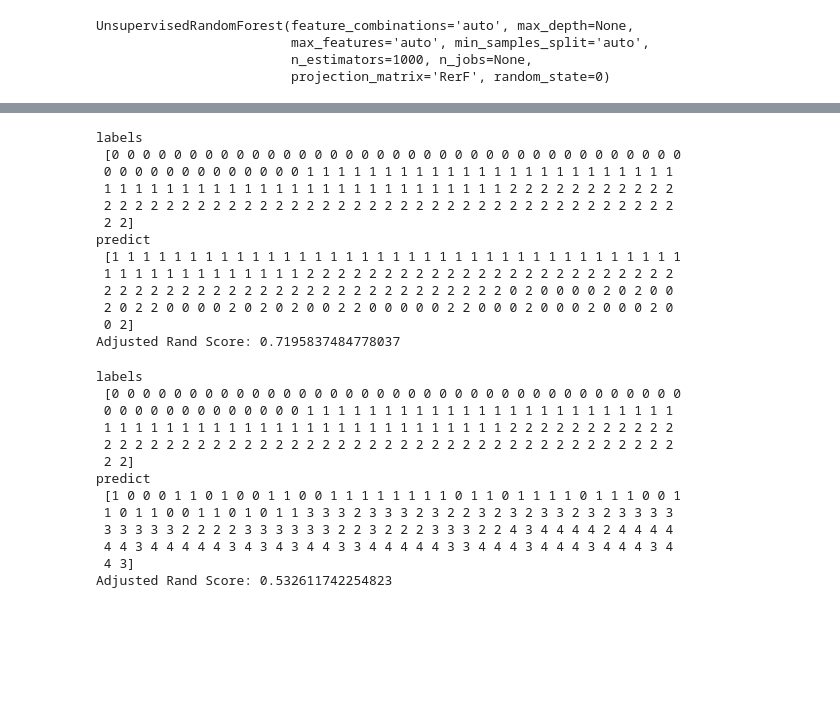
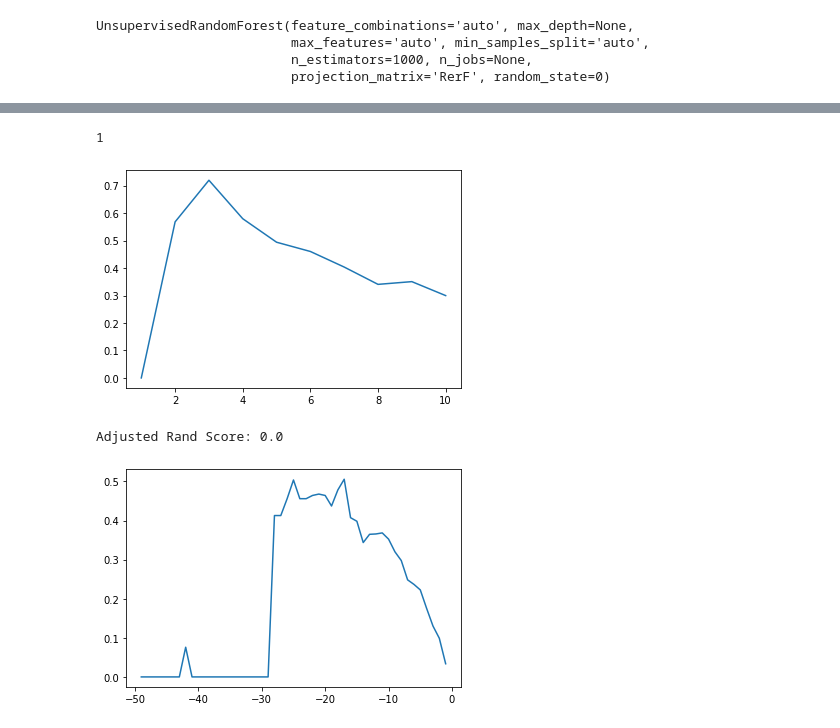
Before and after one commit to NeuroDataDesign/team-forbidden-forest, a Jupyter notebook: Parimal Joshi/Trial_Pj.ipynb, the cells around one changed output, grey strips where cells are left out. Saved outputs shown, nothing was run; the diff lists cells and outputs as text; code cells hidden in the pictures; blank space fills up the shorter version.

Commit message:
Add files via upload
Different clustering on IRIS

```diff
--- a/Parimal Joshi/Trial_Pj.ipynb
+++ b/Parimal Joshi/Trial_Pj.ipynb
@@ -38,27 +38,26 @@ plt.imshow(sim_mat)
 <matplotlib.image.AxesImage at 0x...>
 [figure]
 # %%
-cluster = KMeans(n_clusters=3)
-predict_labels = cluster.fit_predict(sim_mat)
-score = adjusted_rand_score(iris.target, predict_labels)
+R = []
+I = []
+for i in range(1,11):
+    I.append(i)
+    cluster = KMeans(n_clusters=i)
+    predict_labels = cluster.fit_predict(sim_mat)
+    score = adjusted_rand_score(iris.target, predict_labels)
+    R.append(score)
 
-print("labels\n", iris.target)
-print("predict\n", predict_labels)
-print("Adjusted Rand Score:", score)
+#print("labels\n", iris.target)
+#print("predict\n", predict_labels)
+#print("Adjusted Rand Score:", score)
+
+plt.plot(I,R)
+max_R = max(R)
+max_I = I[int(max_R)]
+max_I
 # %% [output]
-labels
- [0 0 0 0 0 0 0 0 0 0 0 0 0 0 0 0 0 0 0 0 0 0 0 0 0 0 0 0 0 0 0 0 0 0 0 0 0
- 0 0 0 0 0 0 0 0 0 0 0 0 0 1 1 1 1 1 1 1 1 1 1 1 1 1 1 1 1 1 1 1 1 1 1 1 1
- 1 1 1 1 1 1 1 1 1 1 1 1 1 1 1 1 1 1 1 1 1 1 1 1 1 1 2 2 2 2 2 2 2 2 2 2 2
- 2 2 2 2 2 2 2 2 2 2 2 2 2 2 2 2 2 2 2 2 2 2 2 2 2 2 2 2 2 2 2 2 2 2 2 2 2
- 2 2]
-predict
- [1 1 1 1 1 1 1 1 1 1 1 1 1 1 1 1 1 1 1 1 1 1 1 1 1 1 1 1 1 1 1 1 1 1 1 1 1
- 1 1 1 1 1 1 1 1 1 1 1 1 1 2 2 2 2 2 2 2 2 2 2 2 2 2 2 2 2 2 2 2 2 2 2 2 2
- 2 2 2 2 2 2 2 2 2 2 2 2 2 2 2 2 2 2 2 2 2 2 2 2 2 2 0 2 0 0 0 0 2 0 2 0 0
- 2 0 2 2 0 0 0 0 2 0 2 0 2 0 0 2 2 0 0 0 0 0 2 2 0 0 0 2 0 0 0 2 0 0 0 2 0
- 0 2]
-Adjusted Rand Score: 0.7195837484778037
+1
+[figure, added]
 # %%
 from sklearn.cluster import AffinityPropagation
 
@@ -73,27 +72,22 @@ clf.fit(X)
 #print(sim_mat)
 #plt.imshow(sim_mat)
 
-cluster = AffinityPropagation(preference= -20)
-predict_labels = cluster.fit_predict(sim_mat)
-score = adjusted_rand_score(iris.target, predict_labels)
+R = []
+I = []
+for i in range(-1,-50,-1):
+    I.append(i)
+    cluster = AffinityPropagation(preference= i)
+    predict_labels = cluster.fit_predict(sim_mat)
+    score = adjusted_rand_score(iris.target, predict_labels)
+    R.append(score)
 
-print("labels\n", iris.target)
-print("predict\n", predict_labels)
+plt.plot(I,R)
+#print("labels\n", iris.target)
+#print("predict\n", predict_labels)
 print("Adjusted Rand Score:", score)
 # %% [output]
-labels
- [0 0 0 0 0 0 0 0 0 0 0 0 0 0 0 0 0 0 0 0 0 0 0 0 0 0 0 0 0 0 0 0 0 0 0 0 0
- 0 0 0 0 0 0 0 0 0 0 0 0 0 1 1 1 1 1 1 1 1 1 1 1 1 1 1 1 1 1 1 1 1 1 1 1 1
- 1 1 1 1 1 1 1 1 1 1 1 1 1 1 1 1 1 1 1 1 1 1 1 1 1 1 2 2 2 2 2 2 2 2 2 2 2
- 2 2 2 2 2 2 2 2 2 2 2 2 2 2 2 2 2 2 2 2 2 2 2 2 2 2 2 2 2 2 2 2 2 2 2 2 2
- 2 2]
-predict
- [1 0 0 0 1 1 0 1 0 0 1 1 0 0 1 1 1 1 1 1 1 1 0 1 1 0 1 1 1 1 0 1 1 1 0 0 1
- 1 0 1 1 0 0 1 1 0 1 0 1 1 3 3 3 2 3 3 3 2 3 2 2 3 2 3 2 3 3 2 3 2 3 3 3 3
- 3 3 3 3 3 2 2 2 2 3 3 3 3 3 3 2 2 3 2 2 2 3 3 3 2 2 4 3 4 4 4 4 2 4 4 4 4
- 4 4 3 4 4 4 4 4 3 4 3 4 3 4 4 3 3 4 4 4 4 4 3 3 4 4 4 3 4 4 4 3 4 4 4 3 4
- 4 3]
-Adjusted Rand Score: 0.532611742254823
+Adjusted Rand Score: 0.0
+[figure, added]
 # %%
 from sklearn.cluster import MeanShift
 
```
Also changed, not shown: parts of 4 cells of this notebook.
